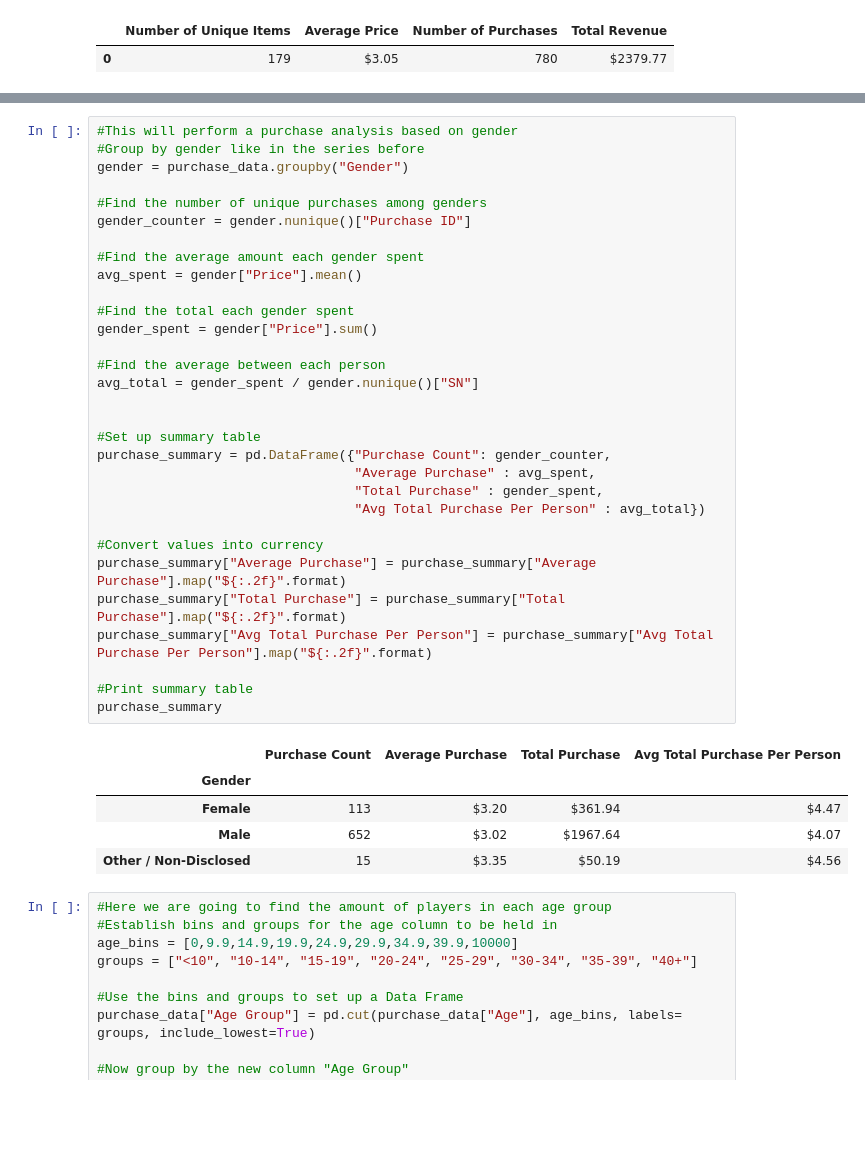
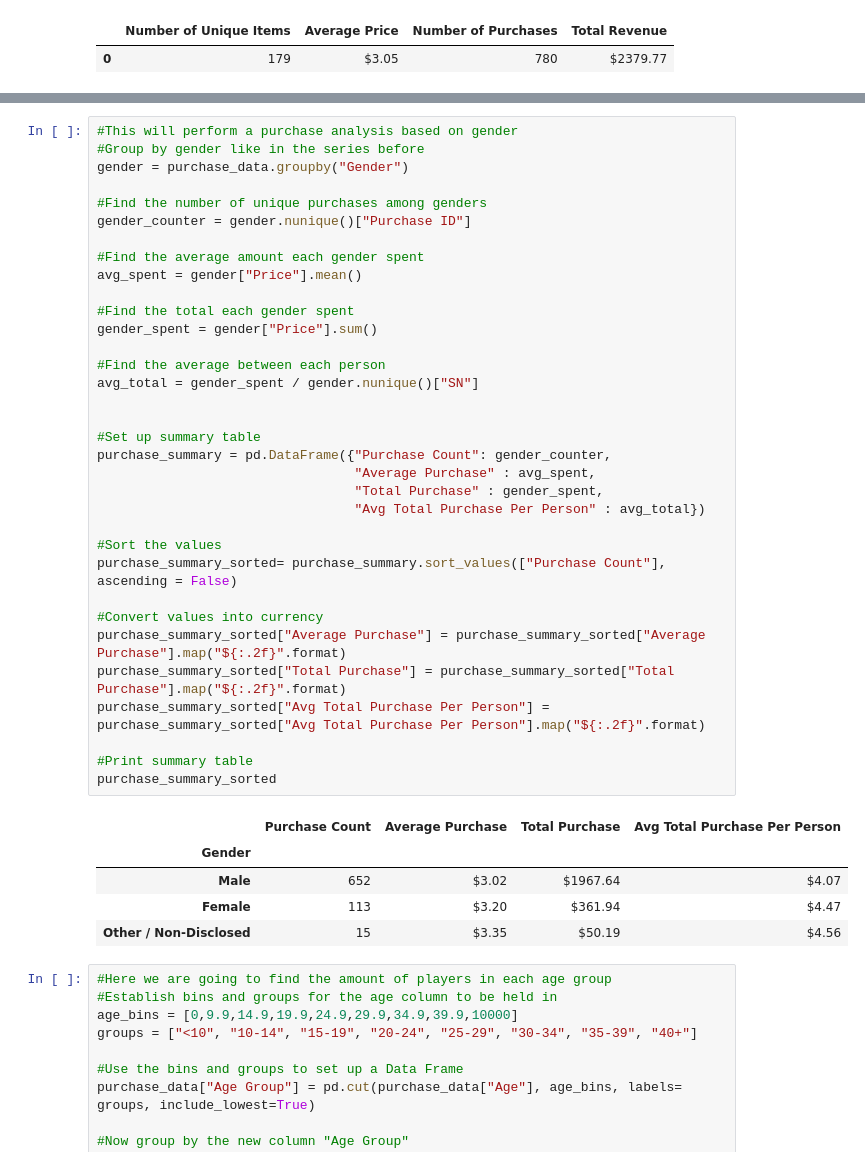
Before and after one commit to tnatoli29/panda-challenge, a Jupyter notebook: HerosOfPymoli/HerosofPymoli.ipynb, the cells around one changed output, grey strips where cells are left out. Cells and saved outputs as stored; diff of their text form; blank space fills up the shorter version.

Commit message:
7th commit, final work & older data sorted the correct way

```diff
--- a/HerosOfPymoli/Untitled.ipynb
+++ b/HerosOfPymoli/HerosofPymoli.ipynb
@@ -82,39 +86,42 @@ gender_summary
 # %%
 #This will perform a purchase analysis based on gender
 #Group by gender like in the series before
 gender = purchase_data.groupby("Gender")
 
 #Find the number of unique purchases among genders
 gender_counter = gender.nunique()["Purchase ID"]
 
 #Find the average amount each gender spent
 avg_spent = gender["Price"].mean()
 
 #Find the total each gender spent
 gender_spent = gender["Price"].sum()
 
 #Find the average between each person
 avg_total = gender_spent / gender.nunique()["SN"]
 
 
 #Set up summary table
 purchase_summary = pd.DataFrame({"Purchase Count": gender_counter,
                                  "Average Purchase" : avg_spent,
                                  "Total Purchase" : gender_spent,
                                  "Avg Total Purchase Per Person" : avg_total})
 
+#Sort the values
+purchase_summary_sorted= purchase_summary.sort_values(["Purchase Count"], ascending = False)
+
 #Convert values into currency
-purchase_summary["Average Purchase"] = purchase_summary["Average Purchase"].map("${:.2f}".format)
-purchase_summary["Total Purchase"] = purchase_summary["Total Purchase"].map("${:.2f}".format)
-purchase_summary["Avg Total Purchase Per Person"] = purchase_summary["Avg Total Purchase Per Person"].map("${:.2f}".format)
+purchase_summary_sorted["Average Purchase"] = purchase_summary_sorted["Average Purchase"].map("${:.2f}".format)
+purchase_summary_sorted["Total Purchase"] = purchase_summary_sorted["Total Purchase"].map("${:.2f}".format)
+purchase_summary_sorted["Avg Total Purchase Per Person"] = purchase_summary_sorted["Avg Total Purchase Per Person"].map("${:.2f}".format)
 
 #Print summary table
-purchase_summary
+purchase_summary_sorted
 # %% [output]
 |  | Purchase Count | Average Purchase | Total Purchase | Avg Total Purchase Per Person |
 | Gender |  |  |  |  |
+| Male | 652 | $3.02 | $1967.64 | $4.07 |
 | Female | 113 | $3.20 | $361.94 | $4.47 |
-| Male | 652 | $3.02 | $1967.64 | $4.07 |
 | Other / Non-Disclosed | 15 | $3.35 | $50.19 | $4.56 |
 # %%
 #Here we are going to find the amount of players in each age group
```
Also changed, not shown: parts of 3 cells of this notebook.
